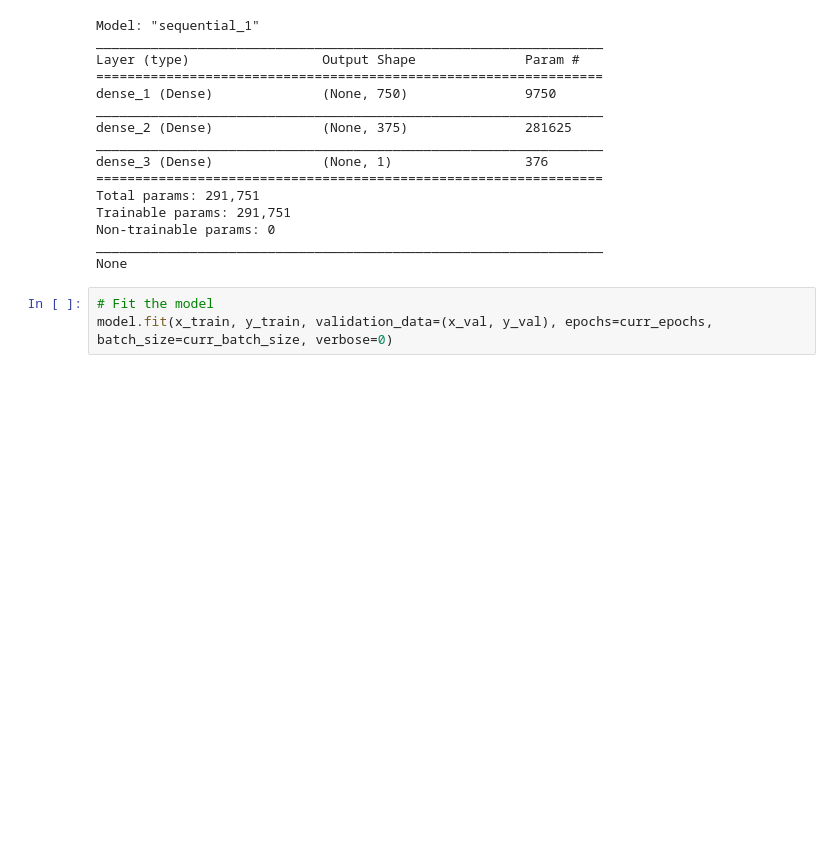
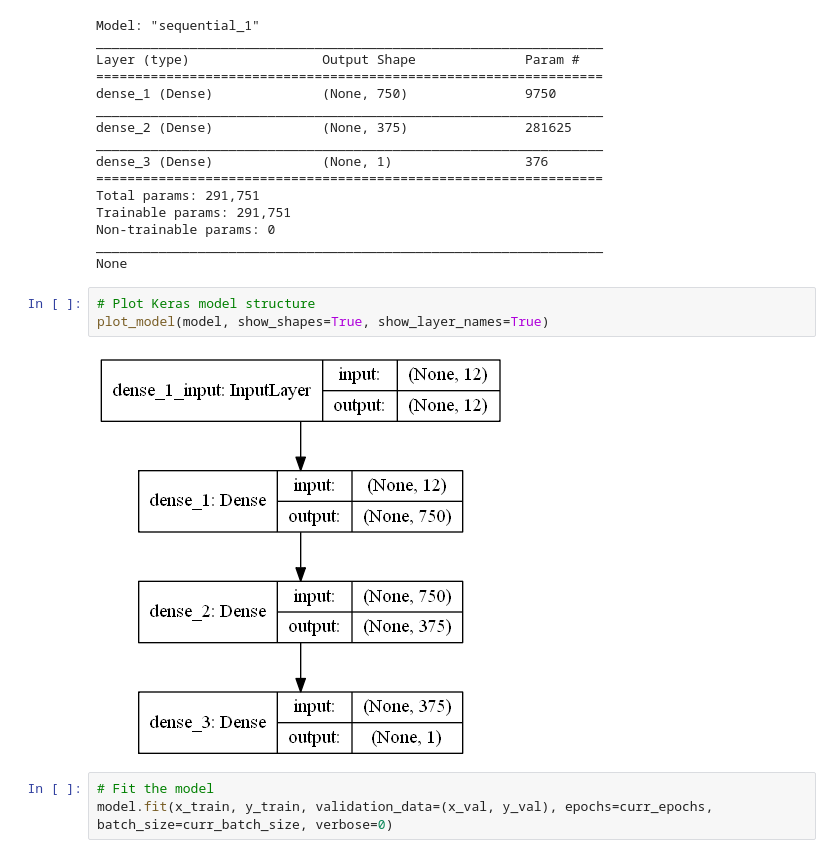
Before and after one commit to ansegura7/DataRegressors, a Jupyter notebook: code/RegressionNN.ipynb, the cells around one changed output. Saved outputs shown, nothing was run; the diff lists cells and outputs as text; blank space fills up the shorter version.

```diff
--- a/code/RegressionNN.ipynb
+++ b/code/RegressionNN.ipynb
@@ -305,6 +307,11 @@ Trainable params: 291,751
 Non-trainable params: 0
 _________________________________________________________________
 None
+# %%
+# Plot Keras model structure
+plot_model(model, show_shapes=True, show_layer_names=True)
+# %% [output]
+[figure, added]
 # %%
 # Fit the model
 model.fit(x_train, y_train, validation_data=(x_val, y_val), epochs=curr_epochs, batch_size=curr_batch_size, verbose=0)
```
Also changed, not shown: parts of 9 cells of this notebook, 2 other files.
